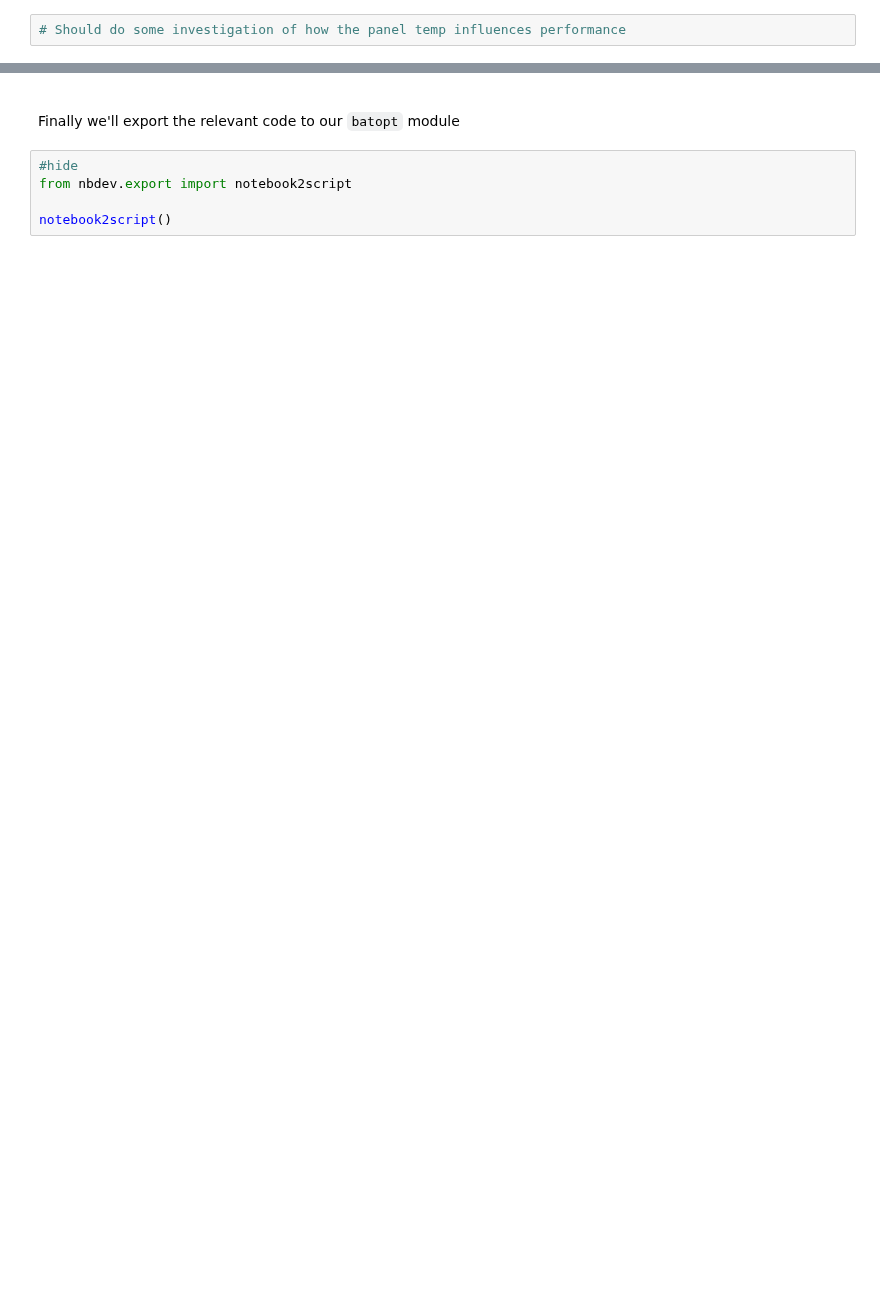
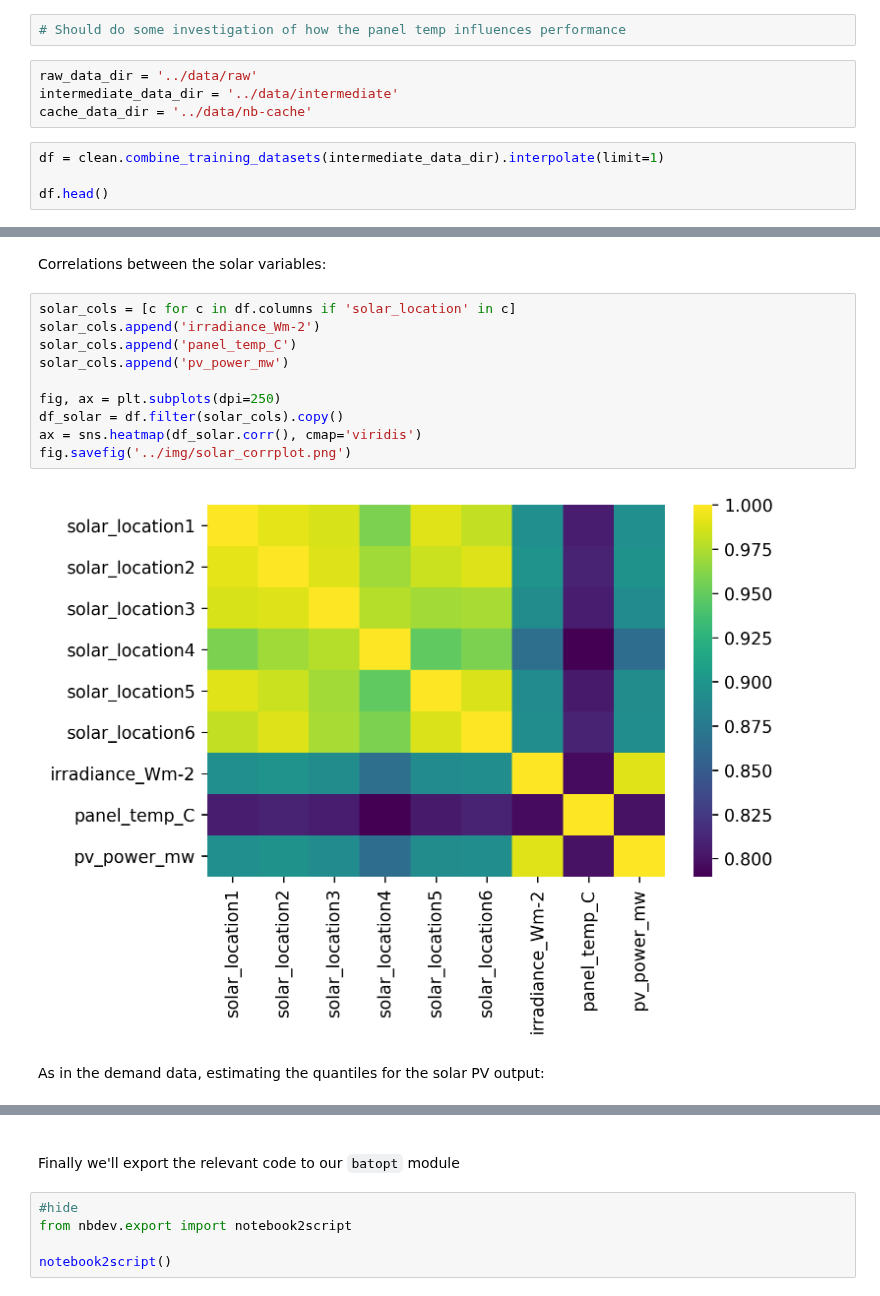
Before and after one commit to AyrtonB/WPD-DS-Challenge, a Jupyter notebook: nbs/03-pv-forecast.ipynb, the cells around one changed output, grey strips where cells are left out. Saved outputs shown, nothing was run; the diff lists cells and outputs as text; blank space fills up the shorter version.

```diff
--- a/nbs/03-pv-forecast.ipynb
+++ b/nbs/03-pv-forecast.ipynb
@@ -13,2 +61,10 @@ import pandas as pd
 # %%
 # Should do some investigation of how the panel temp influences performance
+# %%
+raw_data_dir = '../data/raw'
+intermediate_data_dir = '../data/intermediate'
+cache_data_dir = '../data/nb-cache'
+# %%
+df = clean.combine_training_datasets(intermediate_data_dir).interpolate(limit=1)
+
+df.head()
@@ -14,0 +79,16 @@ import pandas as pd
+# %% [markdown]
+Correlations between the solar variables:
+# %%
+solar_cols = [c for c in df.columns if 'solar_location' in c]
+solar_cols.append('irradiance_Wm-2')
+solar_cols.append('panel_temp_C')
+solar_cols.append('pv_power_mw')
+
+fig, ax = plt.subplots(dpi=250)
+df_solar = df.filter(solar_cols).copy()
+ax = sns.heatmap(df_solar.corr(), cmap='viridis')
+fig.savefig('../img/solar_corrplot.png')
+# %% [output]
+[figure, added]
+# %% [markdown]
+As in the demand data, estimating the quantiles for the solar PV output:
```
Also changed, not shown: parts of 17 cells of this notebook.
